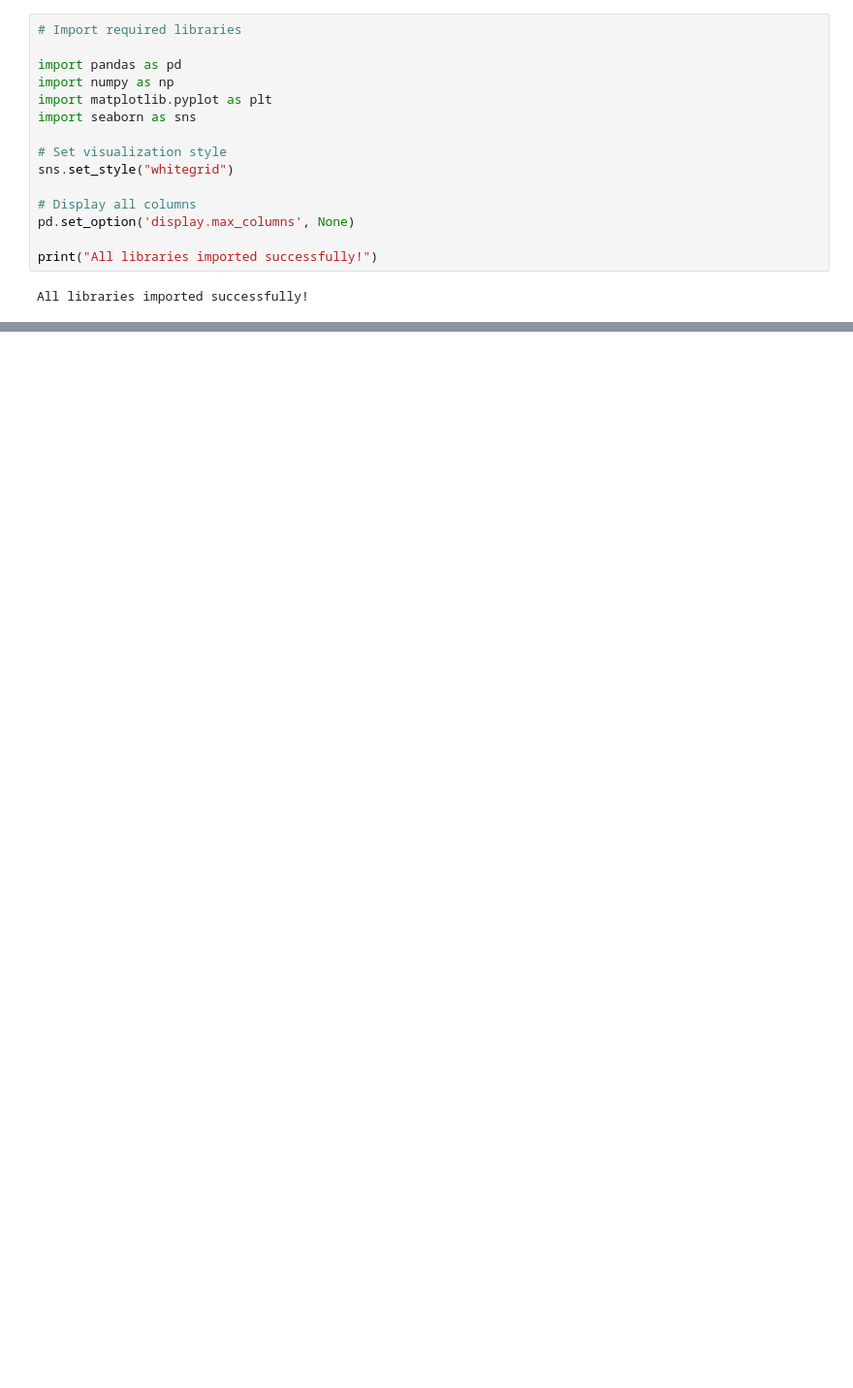
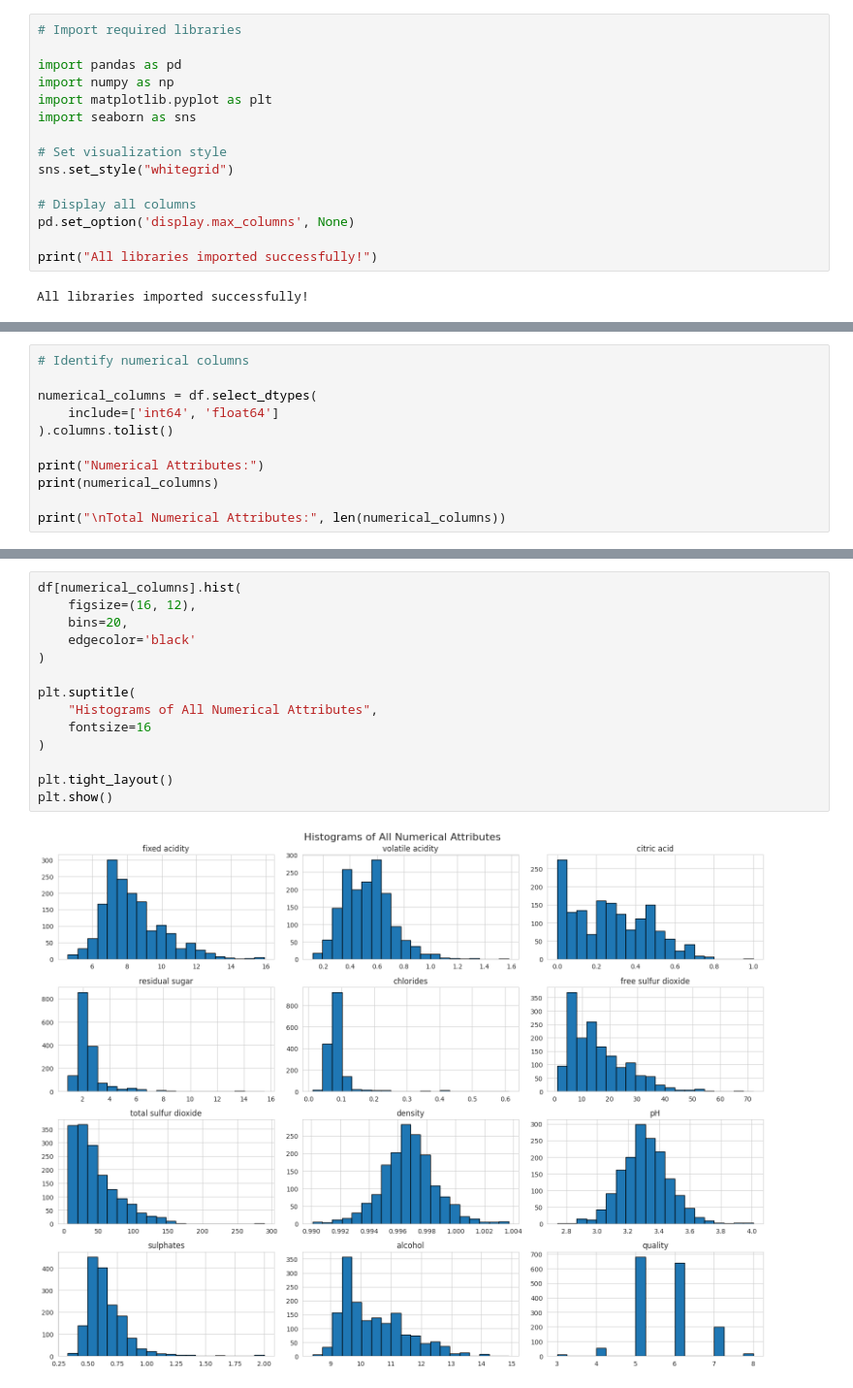
Before and after one commit to brajalingamnec-max/Heart-Disease-Data-Preprocessing, a Jupyter notebook: Week2_EDA_and_Visualization.ipynb, the cells around one changed output, grey strips where cells are left out. Shown at 97% size. Drawn from its saved outputs; the diff is of its cells as text; blank space fills up the shorter version.

```diff
--- a/Week2_EDA_and_Visualization.ipynb
+++ b/Week2_EDA_and_Visualization.ipynb
@@ -38,0 +135,11 @@ All libraries imported successfully!
+# %%
+# Identify numerical columns
+
+numerical_columns = df.select_dtypes(
+    include=['int64', 'float64']
+).columns.tolist()
+
+print("Numerical Attributes:")
+print(numerical_columns)
+
+print("\nTotal Numerical Attributes:", len(numerical_columns))
@@ -38,0 +163,16 @@ All libraries imported successfully!
+# %%
+df[numerical_columns].hist(
+    figsize=(16, 12),
+    bins=20,
+    edgecolor='black'
+)
+
+plt.suptitle(
+    "Histograms of All Numerical Attributes",
+    fontsize=16
+)
+
+plt.tight_layout()
+plt.show()
+# %% [output]
+[figure, added]
```
Also changed, not shown: parts of 23 cells of this notebook.
